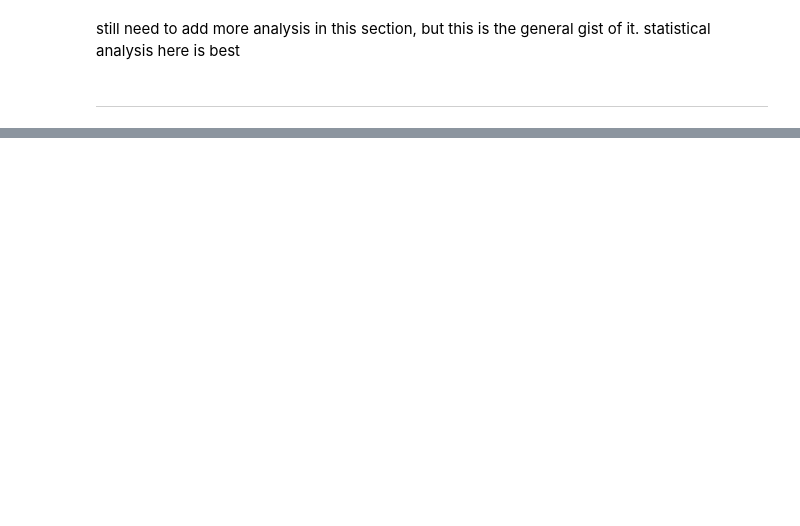
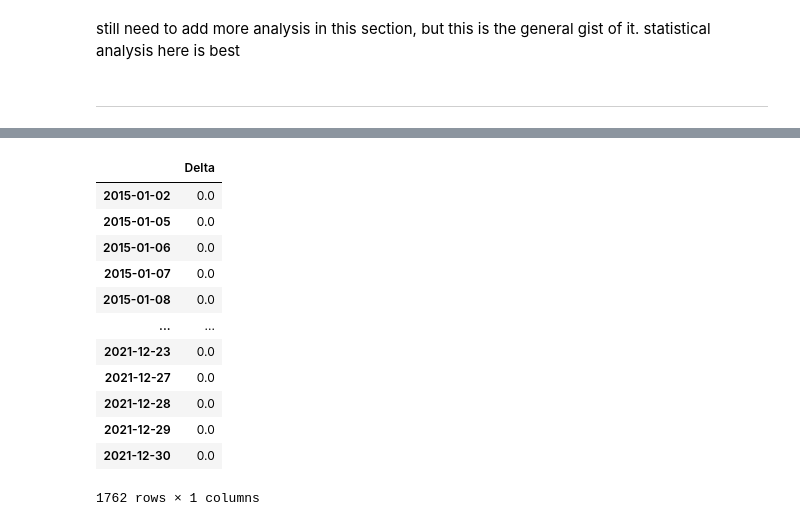
Before and after one commit to tsmcdonnell6604/Quant-Trading-Strategies, a Jupyter notebook: Project/Final_Project.ipynb, the cells around one changed output, grey strips where cells are left out. Saved outputs shown, nothing was run; the diff lists cells and outputs as text; code cells hidden in the pictures; blank space fills up the shorter version.

```diff
--- a/Project/Final_Project.ipynb
+++ b/Project/Final_Project.ipynb
@@ -126,0 +118,17 @@ dtype: int64
+# %%
+deltas = res[['Delta']]
+deltas
+# %% [output]
+|  | Delta |
+| 2015-01-02 | 0.0 |
+| 2015-01-05 | 0.0 |
+| 2015-01-06 | 0.0 |
+| 2015-01-07 | 0.0 |
+| 2015-01-08 | 0.0 |
+| ... | ... |
+| 2021-12-23 | 0.0 |
+| 2021-12-27 | 0.0 |
+| 2021-12-28 | 0.0 |
+| 2021-12-29 | 0.0 |
+| 2021-12-30 | 0.0 |
+1762 rows × 1 columns
```
Also changed, not shown: parts of 28 cells of this notebook, 13 other files.
